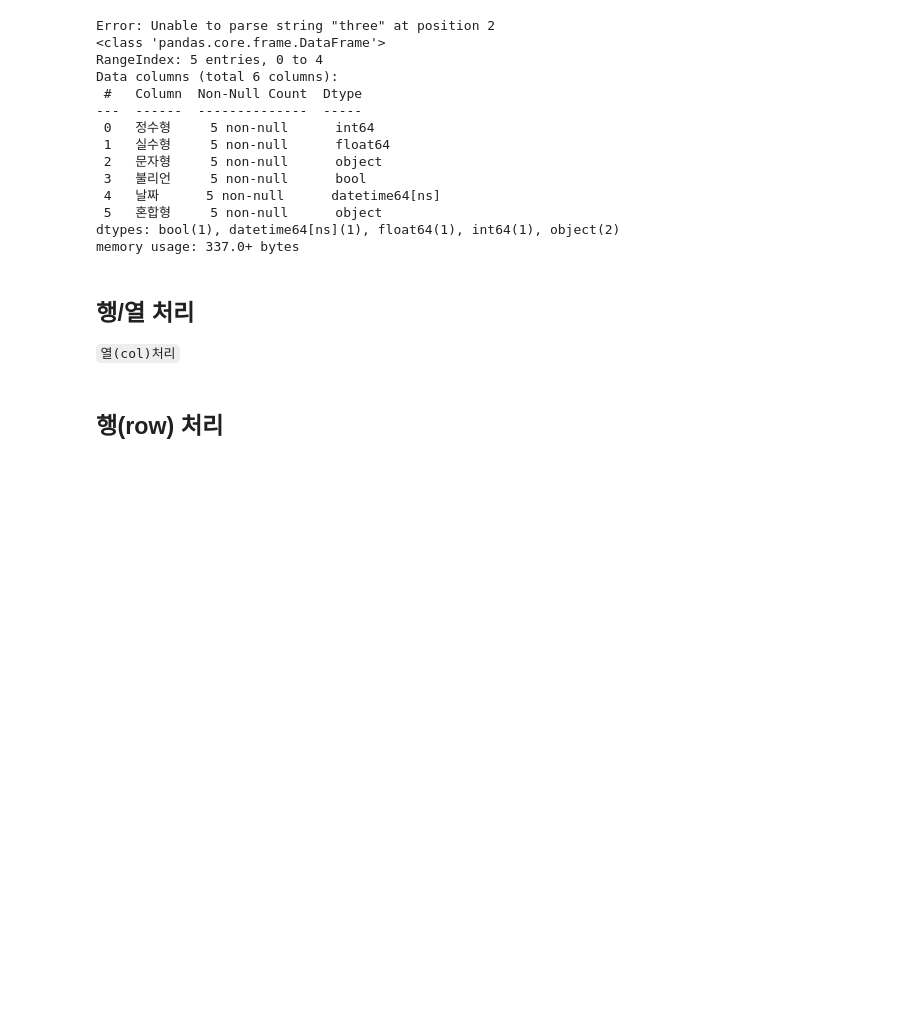
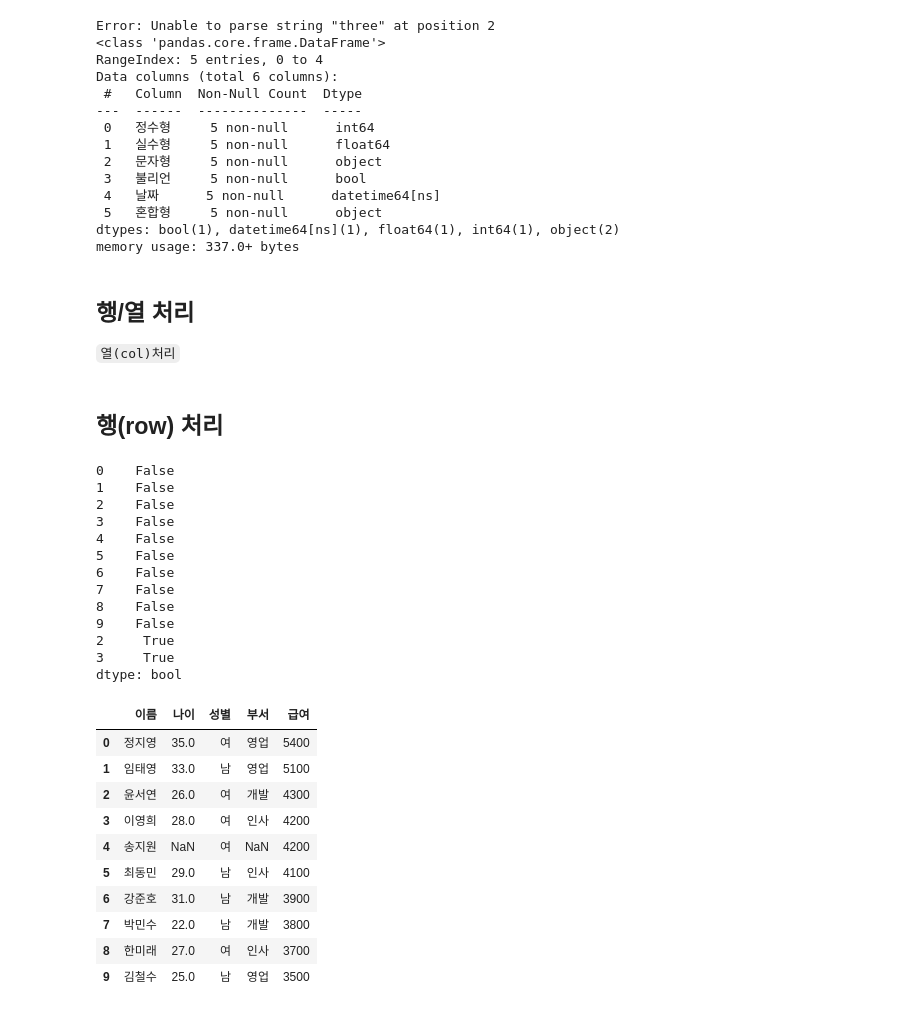
Before and after one commit to semistone97/TIL, a Jupyter notebook: data analysis/02_pandas.ipynb, the cells around one changed output. Drawn from its saved outputs; the diff is of its cells as text; code cells hidden in the pictures; blank space fills up the shorter version.

```diff
--- a/data analysis/02_pandas.ipynb
+++ b/data analysis/02_pandas.ipynb
@@ -848,3 +848,60 @@ print(df_multi_sorted)
 df_reset = df.sort_values('급여', ascending=False).reset_index(drop=True)
 print("\n정렬 후 인덱스 재설정:")
 print(df_reset)
+# %%
+import numpy as np
+import pandas as pd
+
+data = {
+    '이름': ['김철수', '이영희', '박민수', '정지영', '최동민', '강준호', '윤서연', '임태영', '한미래', '송지원'],
+    '나이': [25, 28, 22, 35, 29, 31, 26, 33, 27, np.nan],
+    '성별': ['남', '여', '남', '여', '남', '남', '여', '남', '여', '여'],
+    '부서': ['영업', '인사', '개발', '영업', '인사', '개발', '개발', '영업', '인사', np.nan],
+    '급여': [3500, 4200, 3800, 5400, 4100, 3900, 4300, 5100, 3700, 4200]
+}
+
+df = pd.DataFrame(data)
+
+# 원본에 중복 만들기
+d_df = pd.concat([df, df.iloc[2:4]])
+
+# 중복 확인
+print(d_df.duplicated())    # 처음 나오는 애들은 중복이라고 안 뜸
+
+# 중복된 행 제거
+no_ddf = d_df.drop_duplicates()
+
+# 특정 열이 중복되는 행 제거
+d_df.drop_duplicates(subset=['급여'])
+
+# 행 정렬
+df.sort_values('급여', ascending=False)
+df.sort_values(['급여', '부서'], ascending=[False, True])
+
+# 행 인덱스 재정렬(바꾼 순서에 맞게 index를 바꾸겠다.)
+df.sort_values('급여', ascending=False).reset_index(drop=True)
+# %% [output]
+0    False
+1    False
+2    False
+3    False
+4    False
+5    False
+6    False
+7    False
+8    False
+9    False
+2     True
+3     True
+dtype: bool
+|  | 이름 | 나이 | 성별 | 부서 | 급여 |
+| 0 | 정지영 | 35.0 | 여 | 영업 | 5400 |
+| 1 | 임태영 | 33.0 | 남 | 영업 | 5100 |
+| 2 | 윤서연 | 26.0 | 여 | 개발 | 4300 |
+| 3 | 이영희 | 28.0 | 여 | 인사 | 4200 |
+| 4 | 송지원 | NaN | 여 | NaN | 4200 |
+| 5 | 최동민 | 29.0 | 남 | 인사 | 4100 |
+| 6 | 강준호 | 31.0 | 남 | 개발 | 3900 |
+| 7 | 박민수 | 22.0 | 남 | 개발 | 3800 |
+| 8 | 한미래 | 27.0 | 여 | 인사 | 3700 |
+| 9 | 김철수 | 25.0 | 남 | 영업 | 3500 |
```
Also changed, not shown: parts of 1 cell of this notebook, 1 other file.
